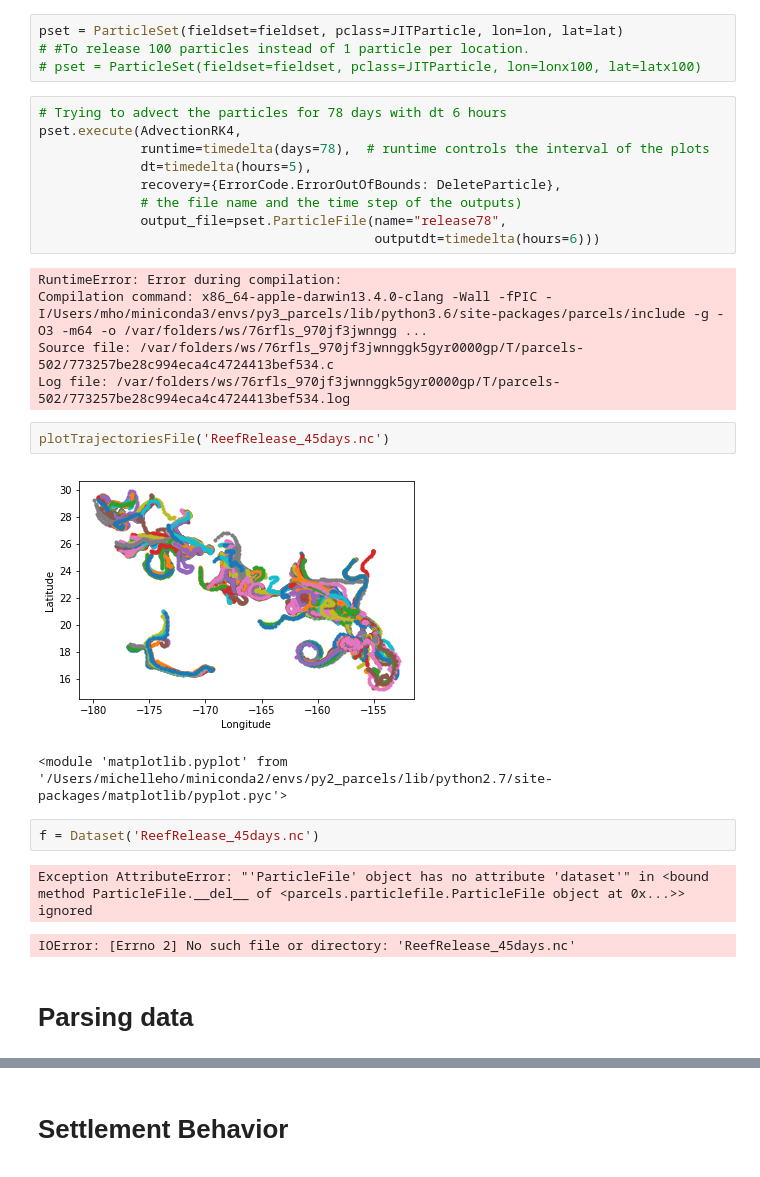
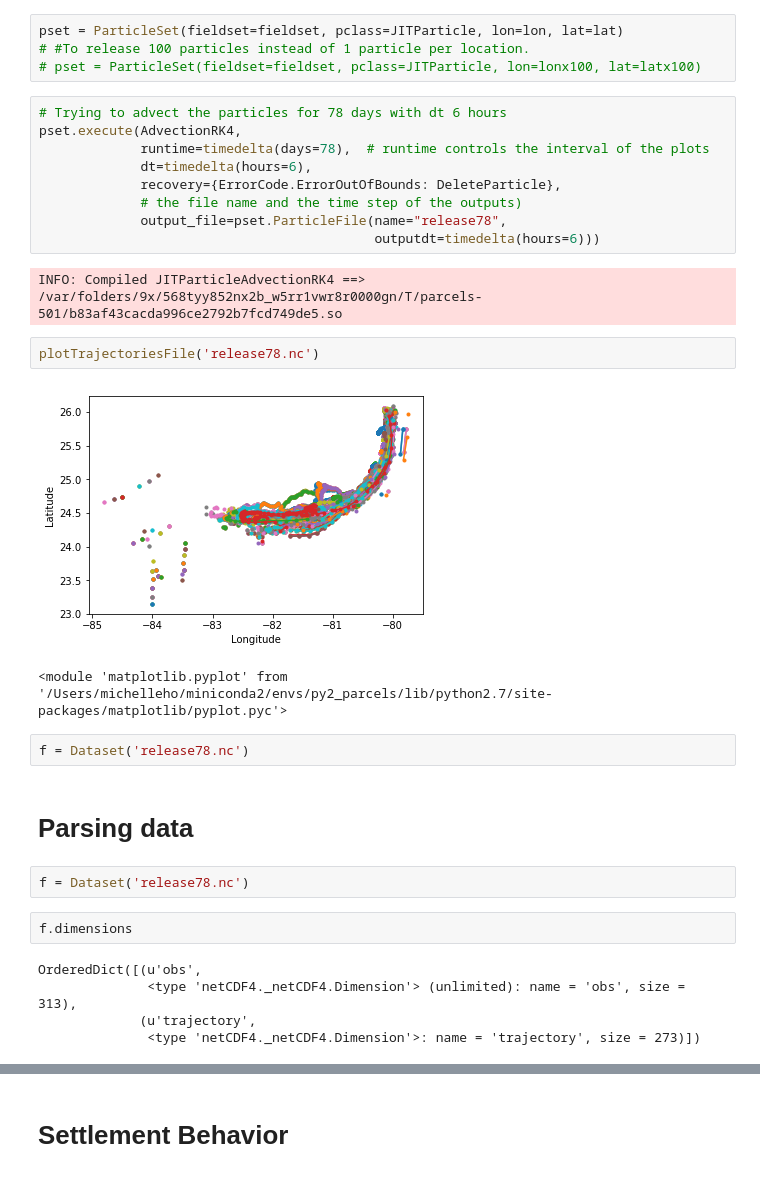
Before and after one commit to michellemho/parcels_work, a Jupyter notebook: proposal_plots_fl.ipynb, the cells around one changed output, grey strips where cells are left out. Saved outputs shown, nothing was run; the diff lists cells and outputs as text.

```diff
--- a/proposal_plots_fl.ipynb
+++ b/proposal_plots_fl.ipynb
@@ -65,25 +96,28 @@ pset = ParticleSet(fieldset=fieldset, pclass=JITParticle, lon=lon, lat=lat)
 # Trying to advect the particles for 78 days with dt 6 hours
 pset.execute(AdvectionRK4,
              runtime=timedelta(days=78),  # runtime controls the interval of the plots
-             dt=timedelta(hours=5),
+             dt=timedelta(hours=6),
              recovery={ErrorCode.ErrorOutOfBounds: DeleteParticle},
              # the file name and the time step of the outputs)
              output_file=pset.ParticleFile(name="release78",
                                            outputdt=timedelta(hours=6)))
 # %% [output]
-RuntimeError: Error during compilation:
-Compilation command: x86_64-apple-darwin13.4.0-clang -Wall -fPIC -I/Users/mho/miniconda3/envs/py3_parcels/lib/python3.6/site-packages/parcels/include -g -O3 -m64 -o /var/folders/ws/76rfls_970jf3jwnngg ...
-Source file: /var/folders/ws/76rfls_970jf3jwnnggk5gyr0000gp/T/parcels-502/773257be28c994eca4c4724413bef534.c
-Log file: /var/folders/ws/76rfls_970jf3jwnnggk5gyr0000gp/T/parcels-502/773257be28c994eca4c4724413bef534.log
+INFO: Compiled JITParticleAdvectionRK4 ==> /var/folders/9x/568tyy852nx2b_w5rr1vwr8r0000gn/T/parcels-501/b83af43cacda996ce2792b7fcd749de5.so
 # %%
-plotTrajectoriesFile('ReefRelease_45days.nc')
+plotTrajectoriesFile('release78.nc')
 # %% [output]
-[figure, old version]
+[figure, new version]
 <module 'matplotlib.pyplot' from '/Users/michelleho/miniconda2/envs/py2_parcels/lib/python2.7/site-packages/matplotlib/pyplot.pyc'>
 # %%
-f = Dataset('ReefRelease_45days.nc')
+f = Dataset('release78.nc')
-# %% [output]
-Exception AttributeError: "'ParticleFile' object has no attribute 'dataset'" in <bound method ParticleFile.__del__ of <parcels.particlefile.ParticleFile object at 0x...>> ignored
-IOError: [Errno 2] No such file or directory: 'ReefRelease_45days.nc'
 # %% [markdown]
 # Parsing data
+# %%
+f = Dataset('release78.nc')
+# %%
+f.dimensions
+# %% [output]
+OrderedDict([(u'obs',
+              <type 'netCDF4._netCDF4.Dimension'> (unlimited): name = 'obs', size = 313),
+             (u'trajectory',
+              <type 'netCDF4._netCDF4.Dimension'>: name = 'trajectory', size = 273)])
```
Also changed, not shown: parts of 23 cells of this notebook.
